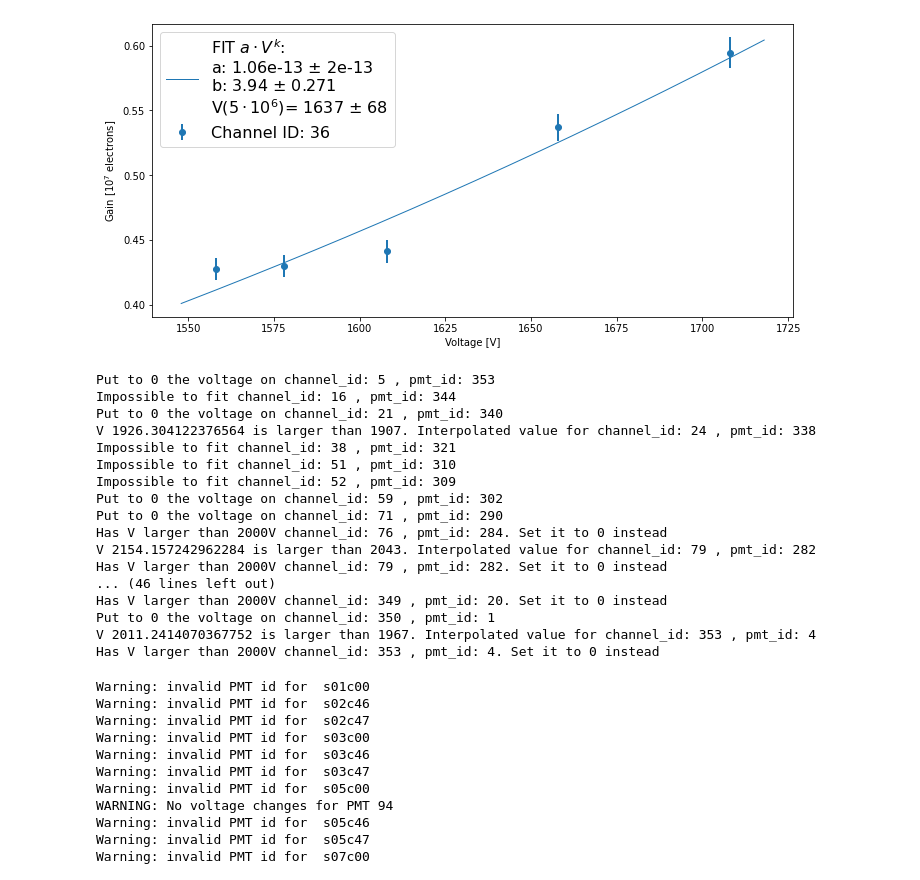
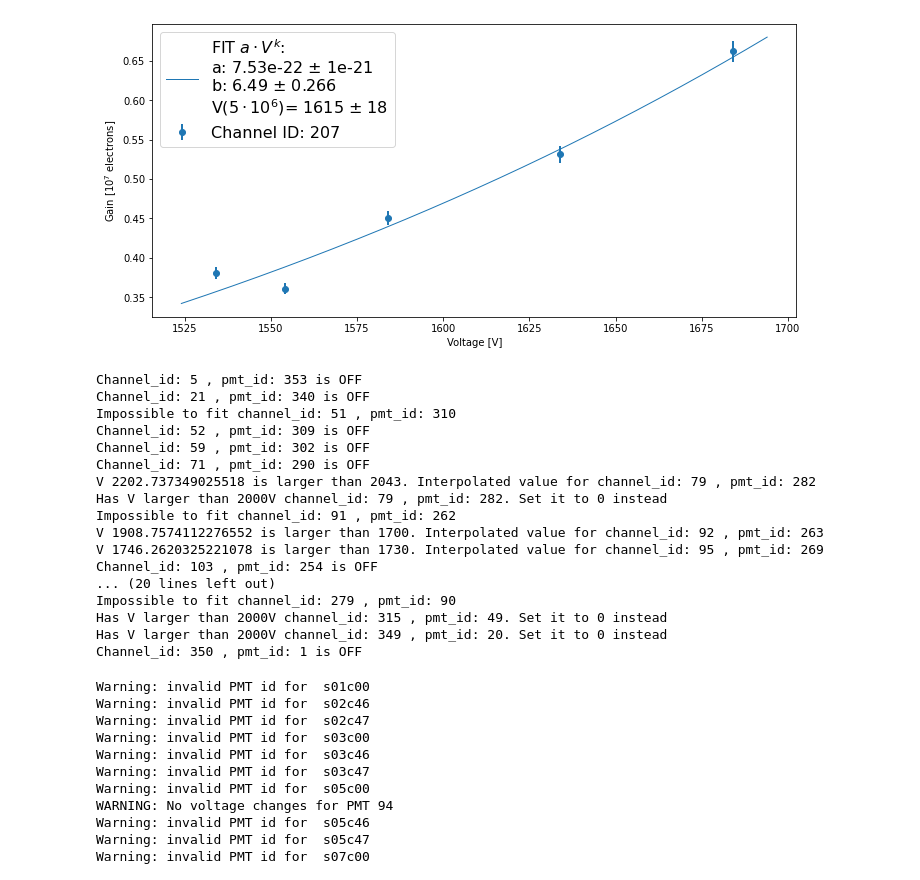
Before and after one commit to mvicenzi/pmt-calibration, a Jupyter notebook: equalization/gain-calibration.ipynb, the cells around one changed output. Cells and saved outputs as stored; diff of their text form; code cells hidden in the pictures.

Commit message:
update switched-off pmts

```diff
--- a/equalization/gain-calibration.ipynb
+++ b/equalization/gain-calibration.ipynb
@@ -181,11 +181,11 @@ def loaddata(runhvdb):
 # %%
 runhvdb = { 9230:"m50", 9229:"m30", 9226: "nominal", 9227:"p50", 9228:"p100" }
 voltages, bkg = loaddata(runhvdb)
-plotone( 36, bkg, voltages )
+plotone( 207, bkg, voltages )
 
 plt.show()
 # %% [output]
-[figure, old version]
+[figure, new version]
 # %%
 # SAVE MANY TO FILE
 geo = readSqlitedb()
@@ -202,11 +202,11 @@ for channel_id in range(0, 360):
     pmt_id = geo[geo.channel_id==channel_id].pmt_id.values[0]
 
     # We skip some ch known problemaic
-    ## 5  21  59  71 103 127 131 139 161 190 215 248 350 : have nominal at 0 (switched-off)
+    ## 350, 248, 215, 190, 161, 139, 127, 103, 131, 59, 52, 21, 5, 71 (switched-off)
     ## ...
     ## ...
-    if channel_id in [ 5, 21, 59, 71, 103, 127, 131, 139, 161, 190, 215, 248, 350 ]:
-        print("Put to 0 the voltage on channel_id: {} , pmt_id: {}".format(channel_id, pmt_id))
+    if channel_id in [ 350, 248, 215, 190, 161, 139, 127, 103, 131, 59, 52, 21, 5, 71 ]:
+        print("Channel_id: {} , pmt_id: {} is OFF".format(channel_id, pmt_id))
         new_voltages[pmt_id] = 0
         continue
 
@@ -266,23 +266,23 @@ for channel_id in range(0, 360):
 
 pdf.close()
 # %% [output]
-Put to 0 the voltage on channel_id: 5 , pmt_id: 353
-Impossible to fit channel_id: 16 , pmt_id: 344
-Put to 0 the voltage on channel_id: 21 , pmt_id: 340
-V 1926.304122376564 is larger than 1907. Interpolated value for channel_id: 24 , pmt_id: 338
-Impossible to fit channel_id: 38 , pmt_id: 321
+Channel_id: 5 , pmt_id: 353 is OFF
+Channel_id: 21 , pmt_id: 340 is OFF
 Impossible to fit channel_id: 51 , pmt_id: 310
-Impossible to fit channel_id: 52 , pmt_id: 309
-Put to 0 the voltage on channel_id: 59 , pmt_id: 302
-Put to 0 the voltage on channel_id: 71 , pmt_id: 290
-Has V larger than 2000V channel_id: 76 , pmt_id: 284. Set it to 0 instead
-V 2154.157242962284 is larger than 2043. Interpolated value for channel_id: 79 , pmt_id: 282
+Channel_id: 52 , pmt_id: 309 is OFF
+Channel_id: 59 , pmt_id: 302 is OFF
+Channel_id: 71 , pmt_id: 290 is OFF
+V 2202.737349025518 is larger than 2043. Interpolated value for channel_id: 79 , pmt_id: 282
 Has V larger than 2000V channel_id: 79 , pmt_id: 282. Set it to 0 instead
-... (46 lines left out)
+Impossible to fit channel_id: 91 , pmt_id: 262
+V 1908.7574112276552 is larger than 1700. Interpolated value for channel_id: 92 , pmt_id: 263
+V 1746.2620325221078 is larger than 1730. Interpolated value for channel_id: 95 , pmt_id: 269
+Channel_id: 103 , pmt_id: 254 is OFF
+... (20 lines left out)
+Impossible to fit channel_id: 279 , pmt_id: 90
+Has V larger than 2000V channel_id: 315 , pmt_id: 49. Set it to 0 instead
 Has V larger than 2000V channel_id: 349 , pmt_id: 20. Set it to 0 instead
-Put to 0 the voltage on channel_id: 350 , pmt_id: 1
-V 2011.2414070367752 is larger than 1967. Interpolated value for channel_id: 353 , pmt_id: 4
-Has V larger than 2000V channel_id: 353 , pmt_id: 4. Set it to 0 instead
+Channel_id: 350 , pmt_id: 1 is OFF
 # %%
 # create the HV file
 
```
